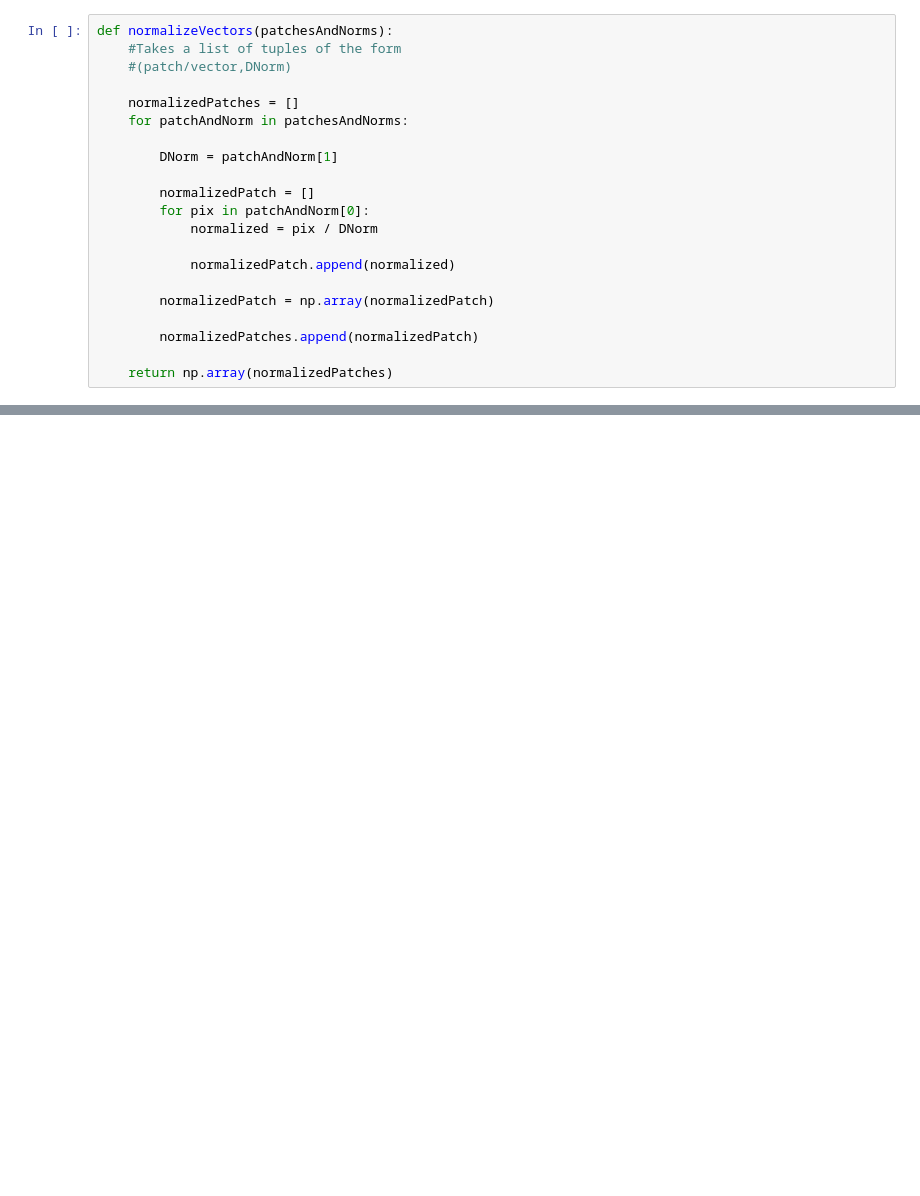
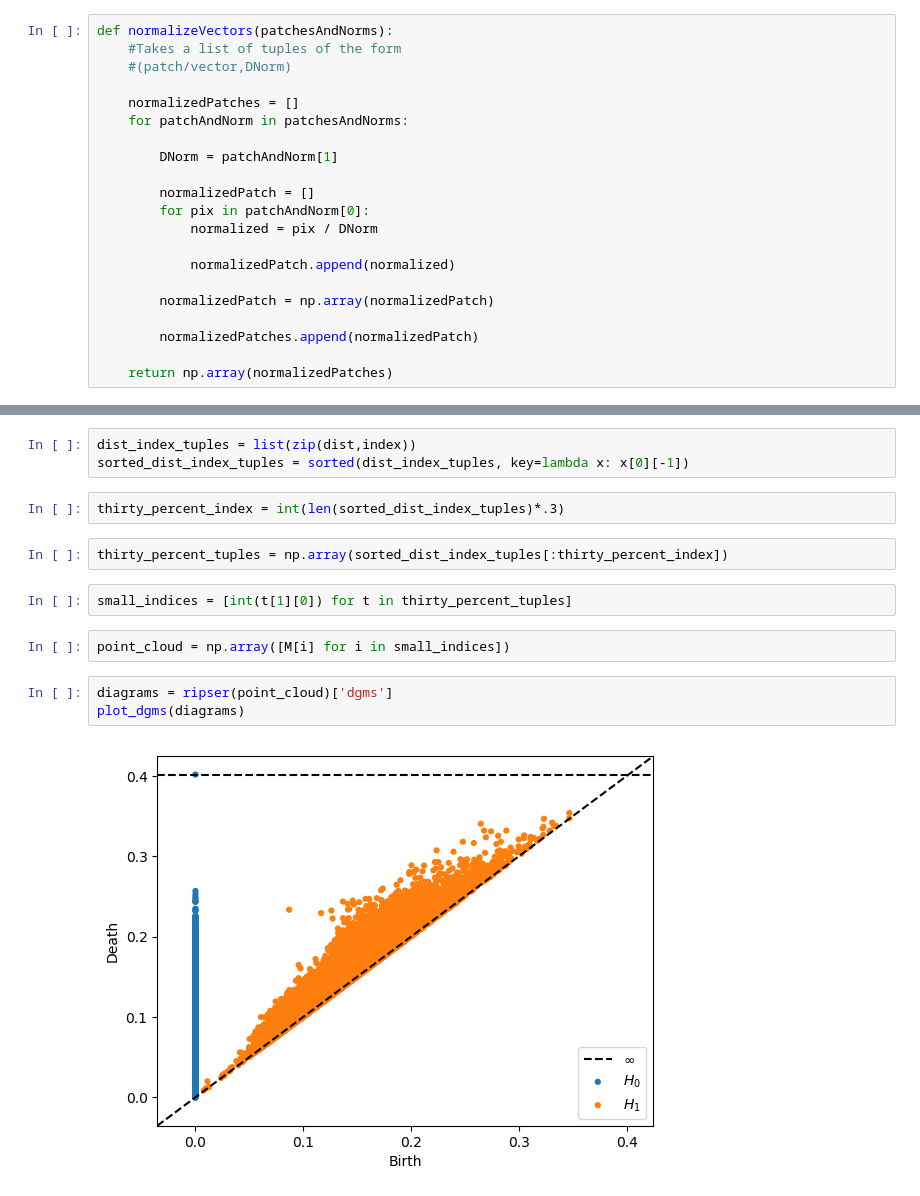
Before and after one commit to jbabcock6/NaturalImageAnalysis, a Jupyter notebook: NaturalImageAnalysis.ipynb, the cells around one changed output, grey strips where cells are left out. Drawn from its saved outputs; the diff is of its cells as text; blank space fills up the shorter version.

```diff
--- a/NaturalImageAnalysis.ipynb
+++ b/NaturalImageAnalysis.ipynb
@@ -136,0 +240,16 @@ normalizedPatches = normalizeVectors(selectedPatchesAndNorms)
+# %%
+dist_index_tuples = list(zip(dist,index))
+sorted_dist_index_tuples = sorted(dist_index_tuples, key=lambda x: x[0][-1])
+# %%
+thirty_percent_index = int(len(sorted_dist_index_tuples)*.3)
+# %%
+thirty_percent_tuples = np.array(sorted_dist_index_tuples[:thirty_percent_index])
+# %%
+small_indices = [int(t[1][0]) for t in thirty_percent_tuples]
+# %%
+point_cloud = np.array([M[i] for i in small_indices])
+# %%
+diagrams = ripser(point_cloud)['dgms']
+plot_dgms(diagrams)
+# %% [output]
+[figure, added]
```
Also changed, not shown: parts of 18 cells of this notebook.
